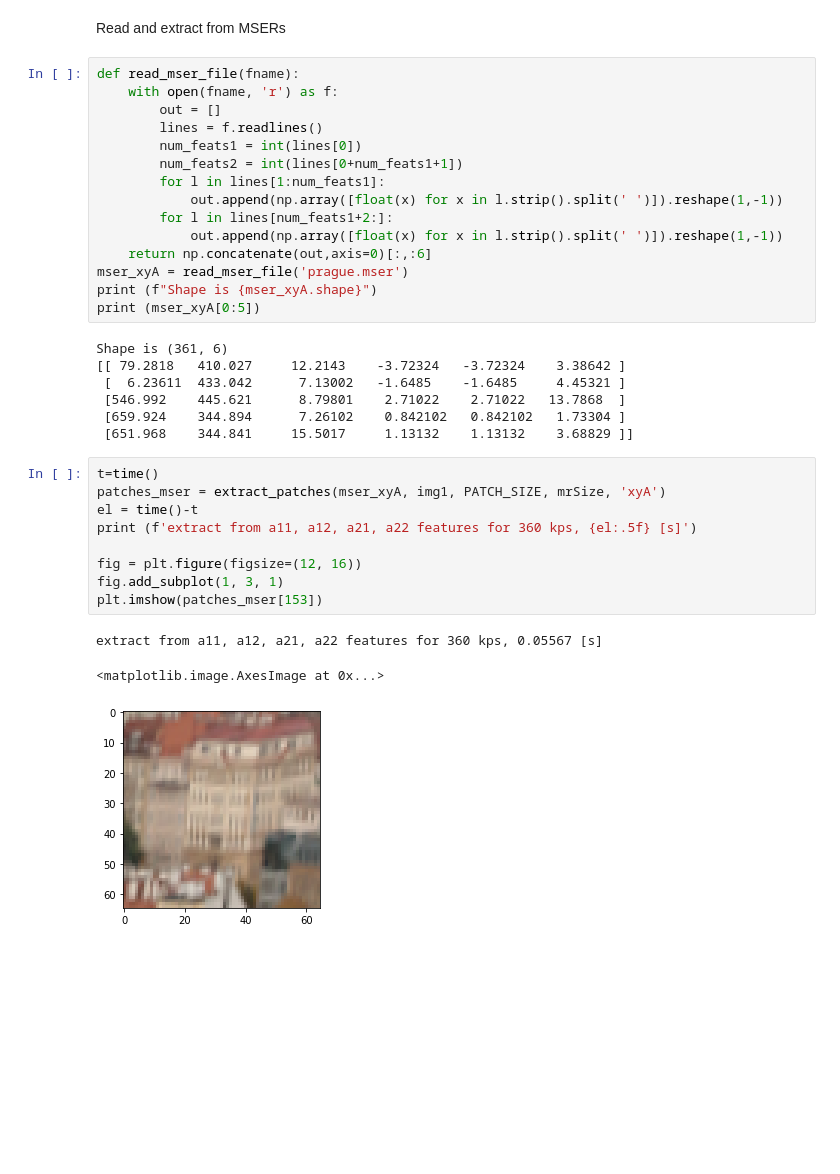
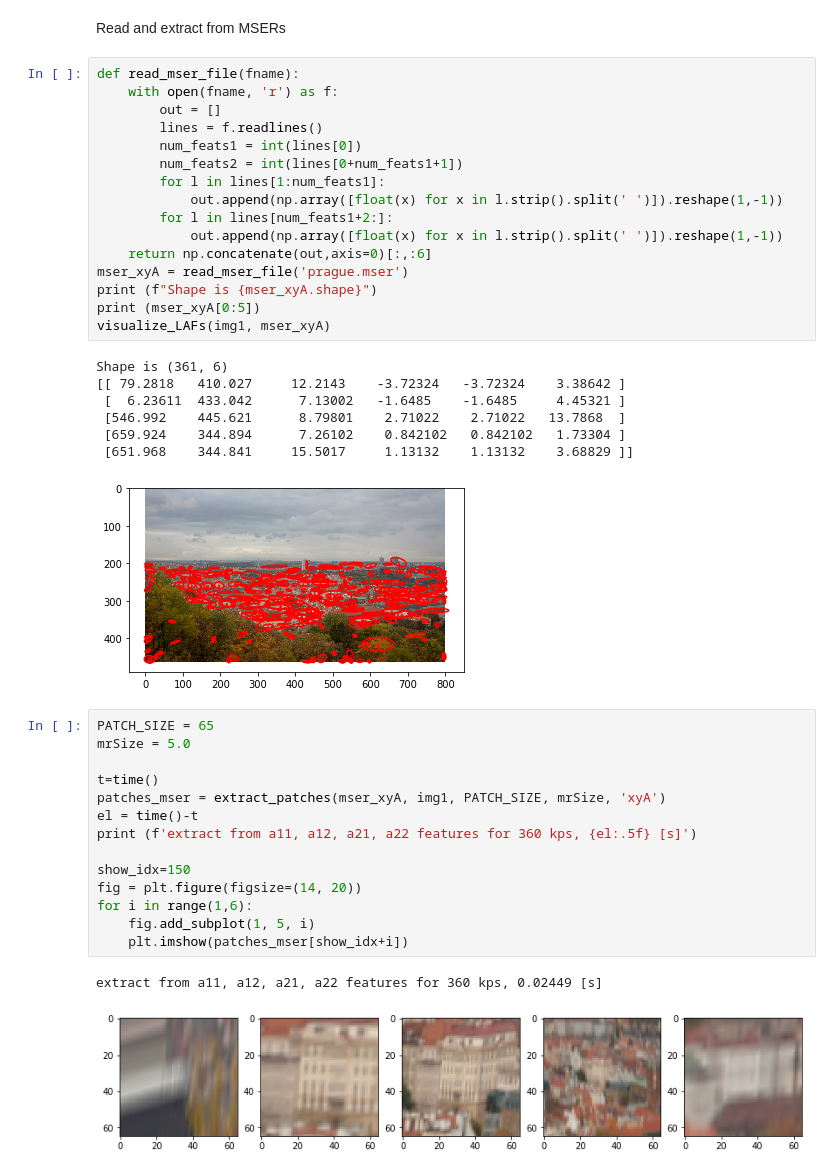
Before and after one commit to ducha-aiki/extract_patches, a Jupyter notebook: nbs/index.ipynb, the cells around one changed output. Saved outputs shown, nothing was run; the diff lists cells and outputs as text; blank space fills up the shorter version.

```diff
--- a/nbs/index.ipynb
+++ b/nbs/index.ipynb
@@ -135,35 +154,41 @@ Read and extract from MSERs
 # %%
 def read_mser_file(fname):
     with open(fname, 'r') as f:
         out = []
         lines = f.readlines()
         num_feats1 = int(lines[0])
         num_feats2 = int(lines[0+num_feats1+1])
         for l in lines[1:num_feats1]:
             out.append(np.array([float(x) for x in l.strip().split(' ')]).reshape(1,-1))
         for l in lines[num_feats1+2:]:
             out.append(np.array([float(x) for x in l.strip().split(' ')]).reshape(1,-1))
     return np.concatenate(out,axis=0)[:,:6]
 mser_xyA = read_mser_file('prague.mser')
 print (f"Shape is {mser_xyA.shape}")
 print (mser_xyA[0:5])
+visualize_LAFs(img1, mser_xyA)
 # %% [output]
 Shape is (361, 6)
 [[ 79.2818   410.027     12.2143    -3.72324   -3.72324    3.38642 ]
  [  6.23611  433.042      7.13002   -1.6485    -1.6485     4.45321 ]
  [546.992    445.621      8.79801    2.71022    2.71022   13.7868  ]
  [659.924    344.894      7.26102    0.842102   0.842102   1.73304 ]
  [651.968    344.841     15.5017     1.13132    1.13132    3.68829 ]]
+[figure, added]
 # %%
+PATCH_SIZE = 65
+mrSize = 5.0
+
 t=time()
 patches_mser = extract_patches(mser_xyA, img1, PATCH_SIZE, mrSize, 'xyA')
 el = time()-t
 print (f'extract from a11, a12, a21, a22 features for 360 kps, {el:.5f} [s]')
 
-fig = plt.figure(figsize=(12, 16))
-fig.add_subplot(1, 3, 1)
-plt.imshow(patches_mser[153])
+show_idx=150
+fig = plt.figure(figsize=(14, 20))
+for i in range(1,6):
+    fig.add_subplot(1, 5, i)
+    plt.imshow(patches_mser[show_idx+i])
 # %% [output]
-extract from a11, a12, a21, a22 features for 360 kps, 0.05567 [s]
+extract from a11, a12, a21, a22 features for 360 kps, 0.02449 [s]
-<matplotlib.image.AxesImage at 0x...>
-[figure, old version]
+[figure, new version]
```
Also changed, not shown: parts of 12 cells of this notebook, 12 other files.
